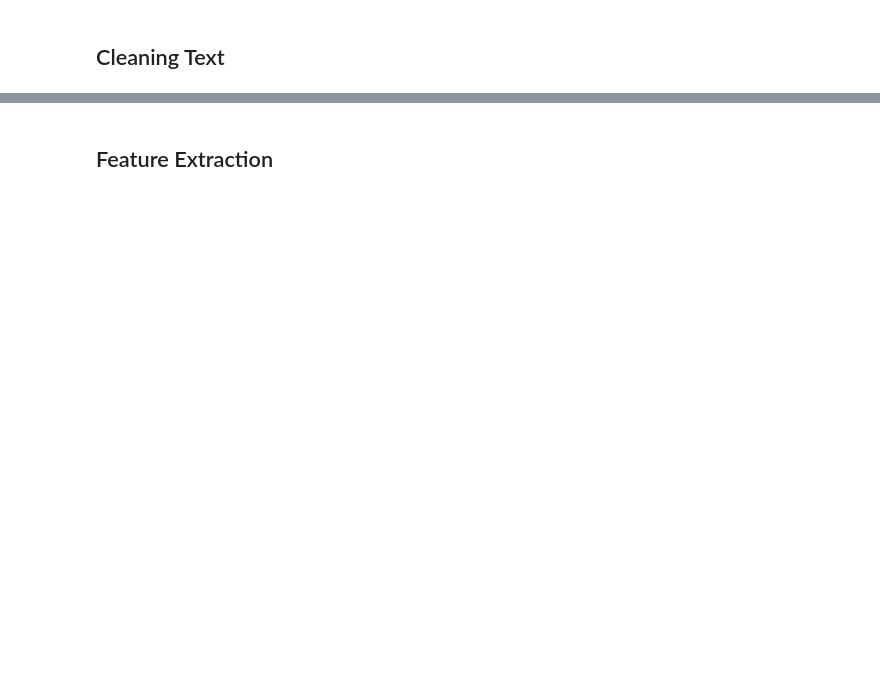
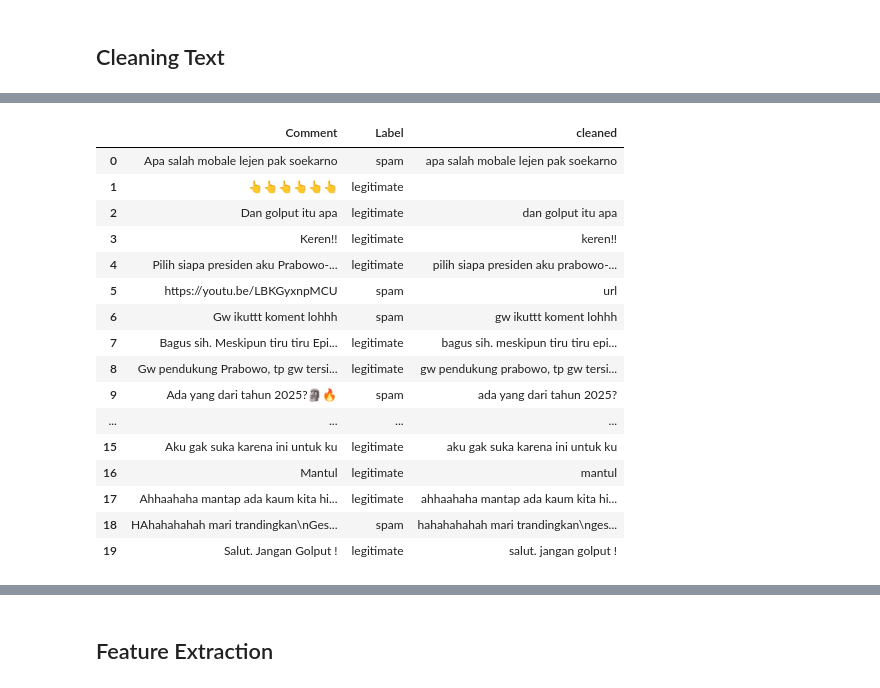
Before and after one commit to dewirizki/CommentsDetection, a Jupyter notebook: Code/data_prepocessing.ipynb, the cells around one changed output, grey strips where cells are left out. Cells and saved outputs as stored; diff of their text form; code cells hidden in the pictures; blank space fills up the shorter version.

```diff
--- a/Code/data_prepocessing.ipynb
+++ b/Code/data_prepocessing.ipynb
@@ -595,2 +638,24 @@ trial['cleaned'] = trial['cleaned'].apply(lambda x: remove_numbers(x))
+# %%
+trial["cleaned"] = trial["cleaned"].apply(lambda x: detecturl(x, 'url'))
+# %%
+trial.head(20)
+# %% [output]
+|  | Comment | Label | cleaned |
+| 0 | Apa salah mobale lejen pak soekarno | spam | apa salah mobale lejen pak soekarno |
+| 1 | 👆👆👆👆👆👆 | legitimate |  |
+| 2 | Dan golput itu apa | legitimate | dan golput itu apa |
+| 3 | Keren!! | legitimate | keren!! |
+| 4 | Pilih siapa presiden aku Prabowo-... | legitimate | pilih siapa presiden aku prabowo-... |
+| 5 | https://youtu.be/LBKGyxnpMCU | spam | url |
+| 6 | Gw ikuttt koment lohhh | spam | gw ikuttt koment lohhh |
+| 7 | Bagus sih. Meskipun tiru tiru Epi... | legitimate | bagus sih. meskipun tiru tiru epi... |
+| 8 | Gw pendukung Prabowo, tp gw tersi... | legitimate | gw pendukung prabowo, tp gw tersi... |
+| 9 | Ada yang dari tahun 2025?🗿🔥 | spam | ada yang dari tahun 2025? |
+| ... | ... | ... | ... |
+| 15 | Aku gak suka karena ini untuk ku | legitimate | aku gak suka karena ini untuk ku |
+| 16 | Mantul | legitimate | mantul |
+| 17 | Ahhaahaha mantap ada kaum kita hi... | legitimate | ahhaahaha mantap ada kaum kita hi... |
+| 18 | HAhahahahah mari trandingkan\nGes... | spam | hahahahahah mari trandingkan\nges... |
+| 19 | Salut. Jangan Golput ! | legitimate | salut. jangan golput ! |
 # %%
 trial['cleaned'] = trial['cleaned'].apply(lambda x: clean_punct(x))
```
Also changed, not shown: parts of 57 cells of this notebook, 4 other files.
